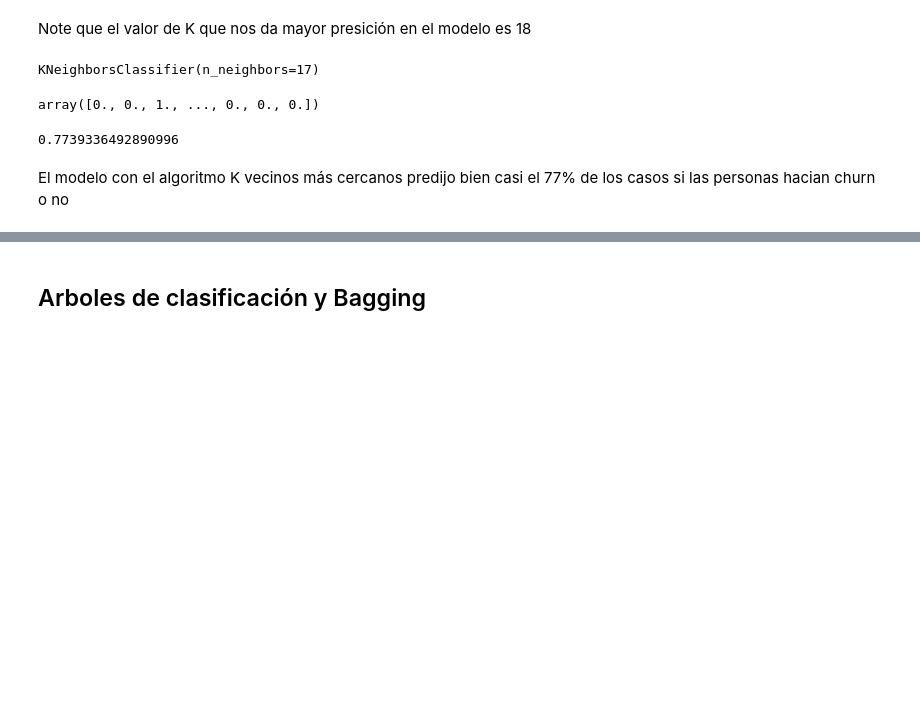
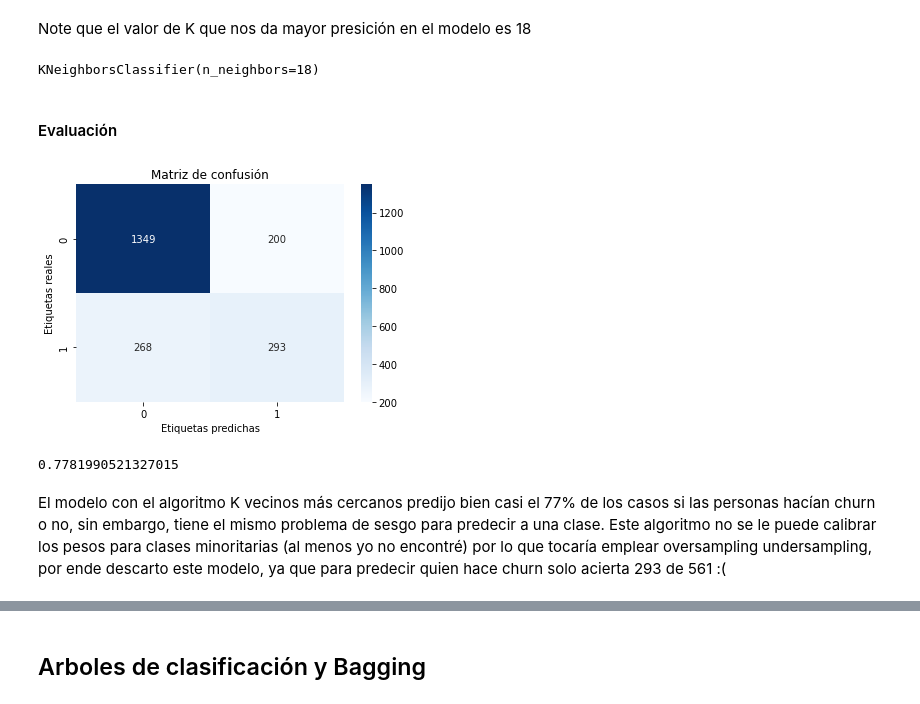
Before and after one commit to bserna13/Analisis-de-datos, a Jupyter notebook: Empresa_Telecomunicaciones.ipynb, the cells around one changed output, grey strips where cells are left out. Cells and saved outputs as stored; diff of their text form; code cells hidden in the pictures; blank space fills up the shorter version.

```diff
--- a/Empresa_Telecomunicaciones.ipynb
+++ b/Empresa_Telecomunicaciones.ipynb
@@ -337,6 +337,6 @@ X_train, X_test, y_train, y_test = train_test_split(X,y,test_size=0.3,random_sta
 #Y listo
 # %%
 from sklearn.linear_model import LogisticRegression
-model = LogisticRegression()
-model.fit(X_train,y_train)
+model_LR1 = LogisticRegression(solver='lbfgs', max_iter=1000)
+model_LR1.fit(X_train,y_train)
 # %% [output]
@@ -397,18 +401,21 @@ mejor_k(X_test,y_test)
 # %% [markdown]
 Note que el valor de K que nos da mayor presición en el modelo es 18
 # %%
-knn = KNeighborsClassifier(17)
-knn.fit(X_train,y_train)
+model_knn = KNeighborsClassifier(18)
+model_knn.fit(X_train,y_train)
 # %% [output]
-KNeighborsClassifier(n_neighbors=17)
+KNeighborsClassifier(n_neighbors=18)
+# %% [markdown]
+#### Evaluación
 # %%
-prediciones2 = knn.predict(X_test)
-prediciones2
+prediciones2 = model_knn.predict(X_test)
-# %% [output]
-array([0., 0., 1., ..., 0., 0., 0.])
+# %%
+graf_matriz_con(y_test,prediciones2)
+# %% [output]
+[figure, added]
 # %%
 metrics.accuracy_score(y_test,prediciones2)
 # %% [output]
-0.7739336492890996
+0.7781990521327015
 # %% [markdown]
-El modelo con el algoritmo K vecinos más cercanos predijo bien casi el 77% de los casos si las personas hacian churn o no
+El modelo con el algoritmo K vecinos más cercanos predijo bien casi el 77% de los casos si las personas hacían churn o no, sin embargo, tiene el mismo problema de sesgo para predecir a una clase. Este algoritmo no se le puede calibrar los pesos para clases minoritarias (al menos yo no encontré) por lo que tocaría emplear oversampling undersampling, por ende descarto este modelo, ya que para predecir quien hace churn solo acierta 293 de 561 :(
```
Also changed, not shown: parts of 43 cells of this notebook, 1 other file.
